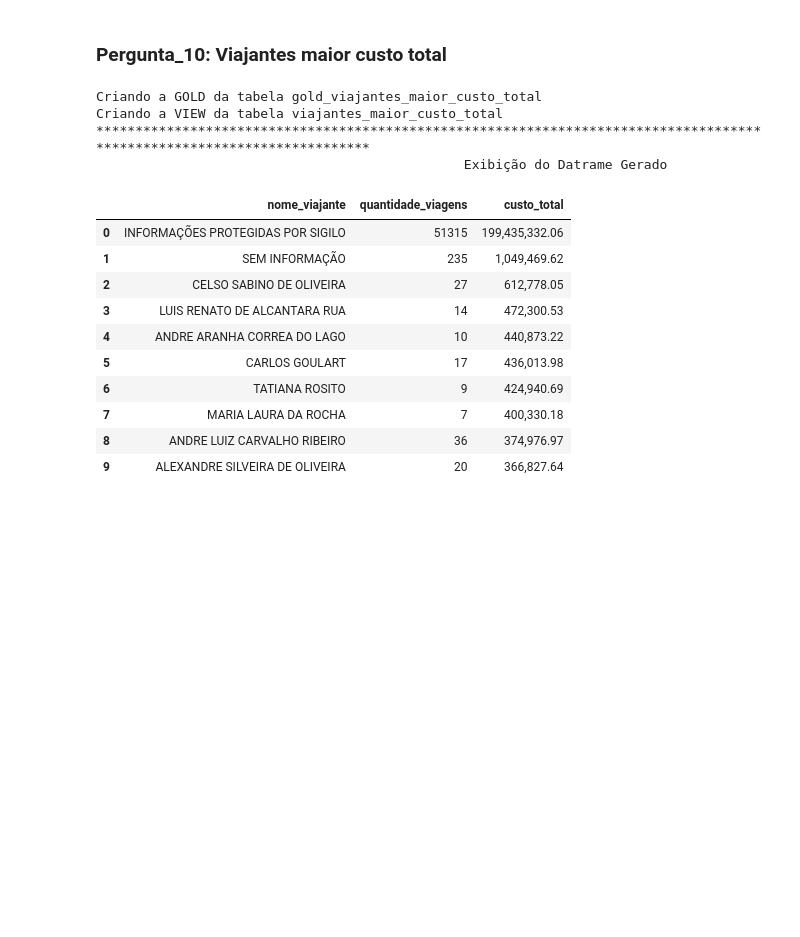
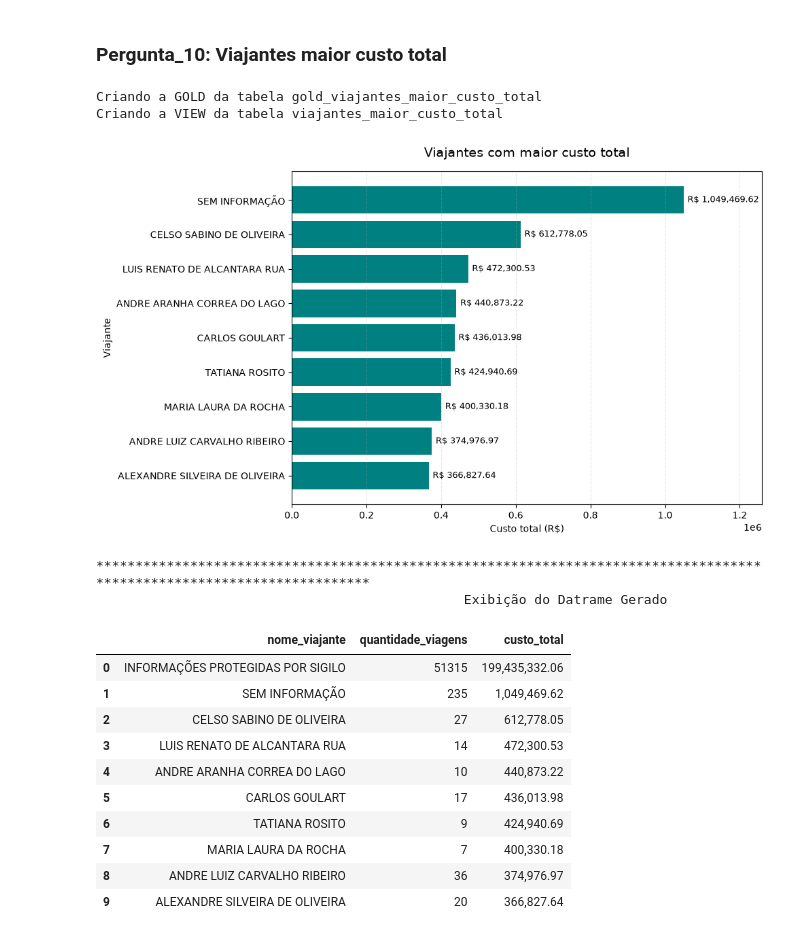
Before and after one commit to hicarocalliari/Projeto_final_SCTEC, a Jupyter notebook: notebooks/analise.ipynb, the cells around one changed output. Saved outputs shown, nothing was run; the diff lists cells and outputs as text; code cells hidden in the pictures; blank space fills up the shorter version.

```diff
--- a/notebooks/analise.ipynb
+++ b/notebooks/analise.ipynb
@@ -539,20 +645,66 @@ Criando a VIEW da tabela destinos_maior_custo_total
 # %%
 ## Chamada da Função Analisar
 df = analisar(10)
 
 ## Criando tabela Gold e View
 criar_gold_view(10)
+
 ## Criação do Gráfico
 
-## Apresentação do DF através do print
+# Removendo registros sem identificação nominal
+df_grafico = (
+    df[df["nome_viajante"] != "INFORMAÇÕES PROTEGIDAS POR SIGILO"]
+    .sort_values(
+        by="custo_total",
+        ascending=True
+    )
+)
+
+fig, ax = plt.subplots(figsize=(10, 6))
+
+ax.barh(
+    df_grafico["nome_viajante"],
+    df_grafico["custo_total"],
+    color="teal"
+)
+
+ax.set_title(
+    "Viajantes com maior custo total",
+    fontsize=14,
+    pad=15
+)
+
+ax.set_xlabel("Custo total (R$)")
+ax.set_ylabel("Viajante")
+
+max_valor = df_grafico["custo_total"].max()
+
+for i, valor in enumerate(df_grafico["custo_total"]):
+    ax.text(
+        valor + max_valor * 0.01,
+        i,
+        f"R$ {valor:,.2f}",
+        va="center",
+        fontsize=9
+    )
+
+ax.grid(axis="x", linestyle="--", alpha=0.3)
+ax.set_xlim(0, max_valor * 1.20)
+
+plt.tight_layout()
+plt.show()
+
+
+## Apresentação do DF através do print e salvar em forma de imagem
 print("".center(120, "*"))
 print("Exibição do Datrame Gerado".center(120), "")
 df.sort_values(by="custo_total", ascending=False)
 # %% [output]
 Criando a GOLD da tabela gold_viajantes_maior_custo_total
 Criando a VIEW da tabela viajantes_maior_custo_total
-************************************************************************************************************************
-                                               Exibição do Datrame Gerado
+[figure, added]
+************************************************************************************************************************
+                                               Exibição do Datrame Gerado
 |  | nome_viajante | quantidade_viagens | custo_total |
 | 0 | INFORMAÇÕES PROTEGIDAS POR SIGILO | 51315 | 199,435,332.06 |
 | 1 | SEM INFORMAÇÃO | 235 | 1,049,469.62 |
```
Also changed, not shown: parts of 11 cells of this notebook, 5 other files.
